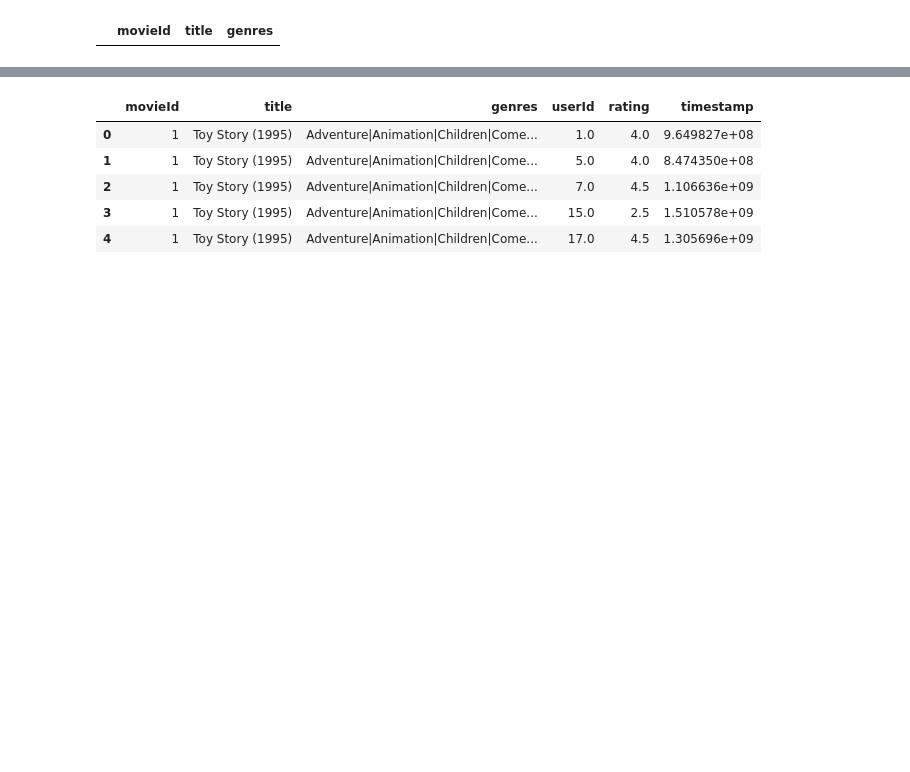
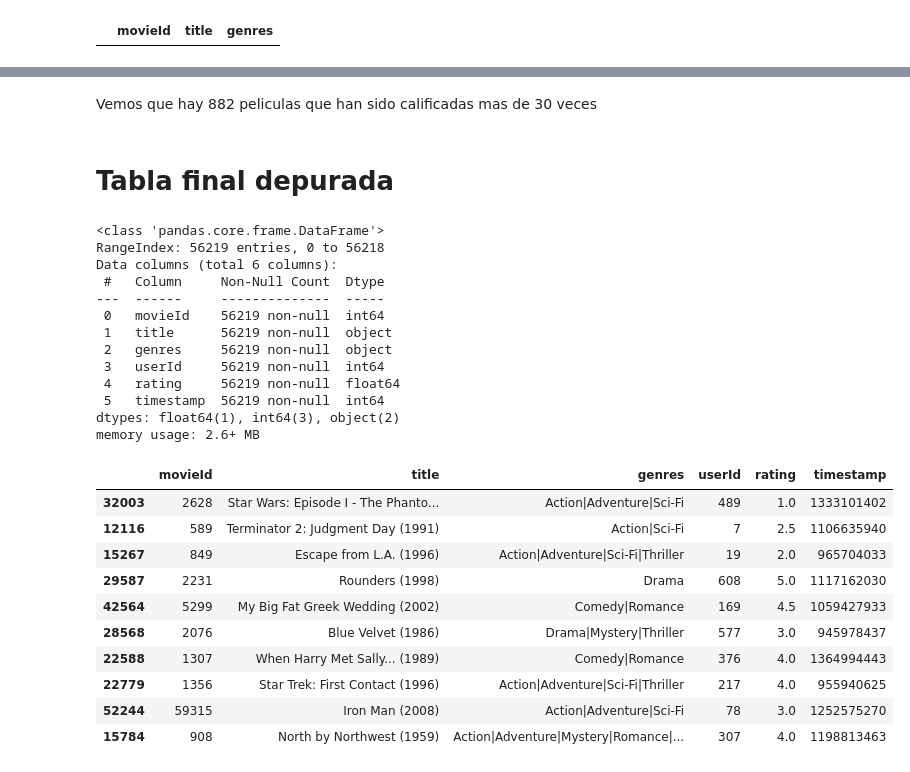
Before and after one commit to diegosaaval/film-recommendation-system, a Jupyter notebook: 1_data_cleaning.ipynb, the cells around one changed output, grey strips where cells are left out. Cells and saved outputs as stored; diff of their text form; code cells hidden in the pictures; blank space fills up the shorter version.

Commit message:
tabla lista para modelar

```diff
--- a/1_data_cleaning.ipynb
+++ b/1_data_cleaning.ipynb
@@ -102,11 +291,34 @@ dtype: int64
+# %% [markdown]
+Vemos que hay 882 peliculas que han sido calificadas mas de 30 veces
+# %% [markdown]
+# Tabla final depurada
 # %%
-# leer tabla full_table
-df = pd.read_sql_query("SELECT * FROM full_table", conn)
-df.head()
+# Ver tabla data_clean
+data_clean = pd.read_sql_query("SELECT * FROM data_clean", conn)
+data_clean.info()
+data_clean.sample(10)
 # %% [output]
+<class 'pandas.core.frame.DataFrame'>
+RangeIndex: 56219 entries, 0 to 56218
+Data columns (total 6 columns):
+ #   Column     Non-Null Count  Dtype
+---  ------     --------------  -----
+ 0   movieId    56219 non-null  int64
+ 1   title      56219 non-null  object
+ 2   genres     56219 non-null  object
+ 3   userId     56219 non-null  int64
+ 4   rating     56219 non-null  float64
+ 5   timestamp  56219 non-null  int64
+dtypes: float64(1), int64(3), object(2)
+memory usage: 2.6+ MB
 |  | movieId | title | genres | userId | rating | timestamp |
-| 0 | 1 | Toy Story (1995) | Adventure|Animation|Children|Come... | 1.0 | 4.0 | 9.649827e+08 |
-| 1 | 1 | Toy Story (1995) | Adventure|Animation|Children|Come... | 5.0 | 4.0 | 8.474350e+08 |
-| 2 | 1 | Toy Story (1995) | Adventure|Animation|Children|Come... | 7.0 | 4.5 | 1.106636e+09 |
-| 3 | 1 | Toy Story (1995) | Adventure|Animation|Children|Come... | 15.0 | 2.5 | 1.510578e+09 |
-| 4 | 1 | Toy Story (1995) | Adventure|Animation|Children|Come... | 17.0 | 4.5 | 1.305696e+09 |
+| 32003 | 2628 | Star Wars: Episode I - The Phanto... | Action|Adventure|Sci-Fi | 489 | 1.0 | 1333101402 |
+| 12116 | 589 | Terminator 2: Judgment Day (1991) | Action|Sci-Fi | 7 | 2.5 | 1106635940 |
+| 15267 | 849 | Escape from L.A. (1996) | Action|Adventure|Sci-Fi|Thriller | 19 | 2.0 | 965704033 |
+| 29587 | 2231 | Rounders (1998) | Drama | 608 | 5.0 | 1117162030 |
+| 42564 | 5299 | My Big Fat Greek Wedding (2002) | Comedy|Romance | 169 | 4.5 | 1059427933 |
+| 28568 | 2076 | Blue Velvet (1986) | Drama|Mystery|Thriller | 577 | 3.0 | 945978437 |
+| 22588 | 1307 | When Harry Met Sally... (1989) | Comedy|Romance | 376 | 4.0 | 1364994443 |
+| 22779 | 1356 | Star Trek: First Contact (1996) | Action|Adventure|Sci-Fi|Thriller | 217 | 4.0 | 955940625 |
+| 52244 | 59315 | Iron Man (2008) | Action|Adventure|Sci-Fi | 78 | 3.0 | 1252575270 |
+| 15784 | 908 | North by Northwest (1959) | Action|Adventure|Mystery|Romance|... | 307 | 4.0 | 1198813463 |
```
Also changed, not shown: parts of 15 cells of this notebook, 1 other file.
